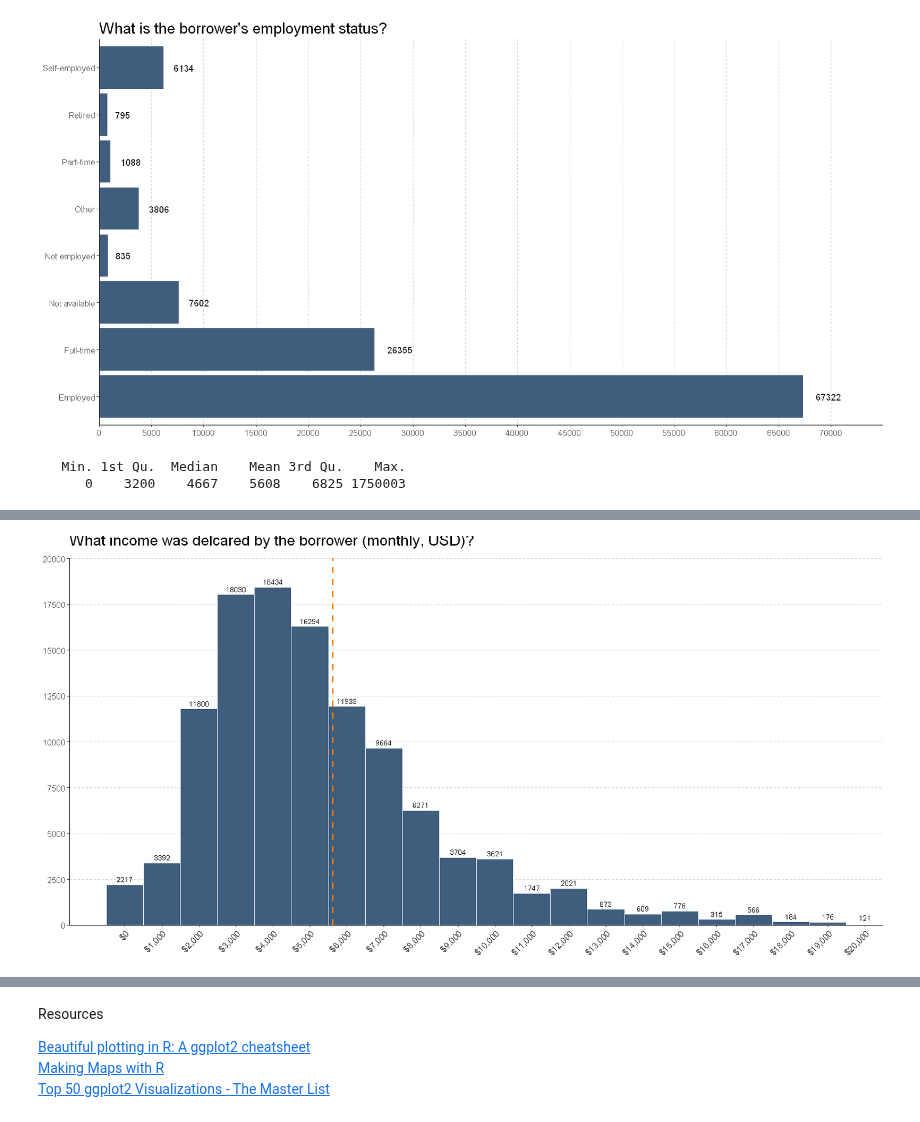
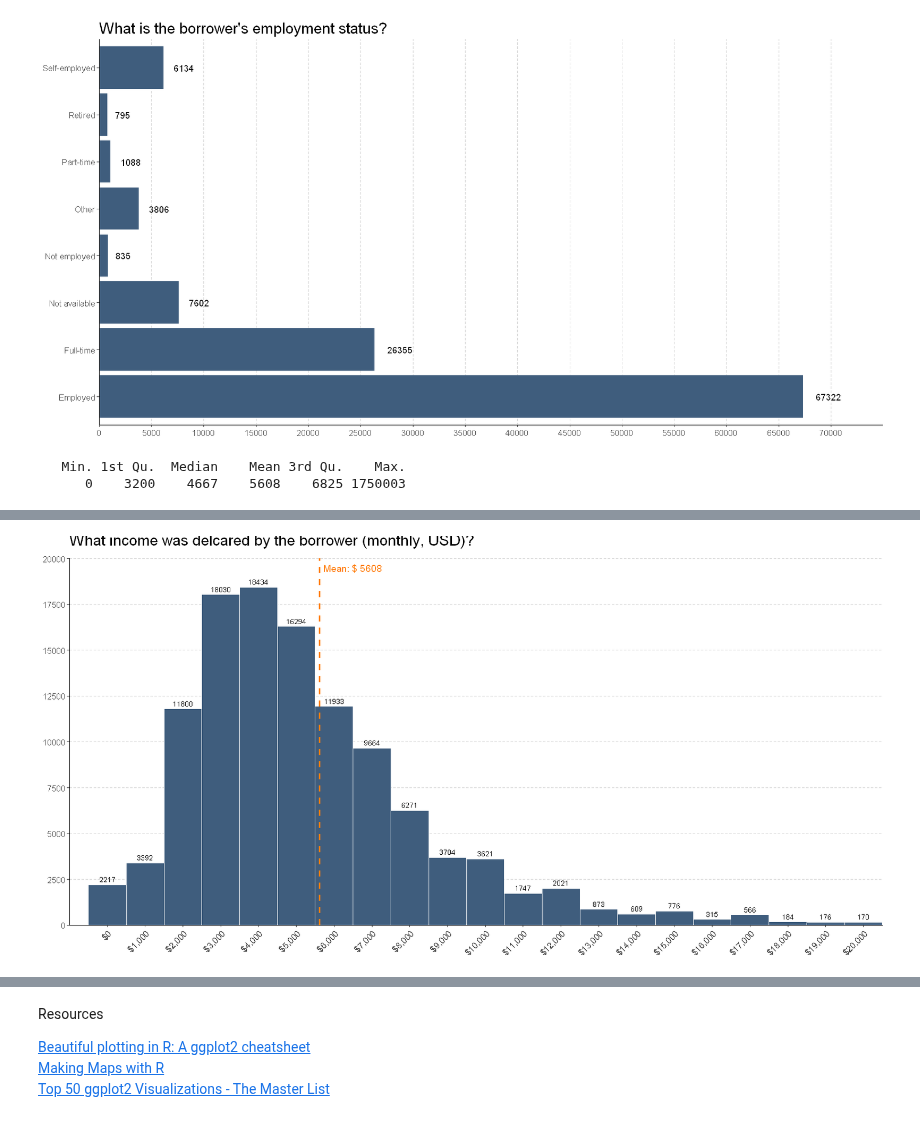
Before and after one commit to BarbaraStempien/DA--Loan-Data-from-Prosper, a Jupyter notebook: analysis.ipynb, the cells around one changed output, grey strips where cells are left out. Saved outputs shown, nothing was run; the diff lists cells and outputs as text; code cells hidden in the pictures.

```diff
--- a/analysis.ipynb
+++ b/analysis.ipynb
@@ -236,3 +383,12 @@ False  True
-# %%
-# replace NA in Occupation with Other
-df$Occupation[is.na(df$Occupation)] <- "Other"
+# %%
+# replace NA in Employment Status with Not Available
+cat("\nBefore conversion: \n\n")
+str(df$Occupation)
+table(df$Occupation)
+
+levels(df$Occupation)<-c(levels(df$Occupation),"Not Available")
+df$Occupation[is.na(df$Occupation)] <- "Not Available"
+
+cat("\nAfter conversion: \n\n")
+str(df$Occupation)
+table(df$Occupation)
@@ -548,8 +775,13 @@ summary(df$StatedMonthlyIncome)
 ggplot(aes(x = StatedMonthlyIncome), data = df) +
   geom_histogram(binwidth = 1000, color = "#ffffff", fill = "#3F5D7D") +
   stat_bin(binwidth = 1000, aes(y=..count.., label=..count..,), geom="text", vjust=-.5, size=3) +
-  scale_x_continuous(limits = c(-999,20000), breaks = seq(0, 20000, 1000), expand = c(0,500), labels=dollar_format(prefix="$")) +
-  scale_y_continuous(limits = c(0,20000), breaks = seq(0, 20000, 2500), expand = c(0,0)) +
+  scale_x_continuous(limits = c(-999, quantile(df$StatedMonthlyIncome, 0.99)),
+                     breaks = seq(0, 20000, 1000),
+                     expand = c(0,0),
+                     labels=dollar_format(prefix="$")) +
+  scale_y_continuous(limits = c(0,20000),
+                     breaks = seq(0, 20000, 2500),
+                     expand = c(0,0)) +
   labs(title="What income was delcared by the borrower (monthly, USD)?") +
   theme(plot.title = element_text(size = 18, vjust = 5),
         axis.title.x = element_blank(),
@@ -558,7 +790,9 @@ ggplot(aes(x = StatedMonthlyIncome), data = df) +
         axis.text.x = element_text(angle = 45, hjust = 1, size=10),
         panel.grid.major.y = element_line(color="#d3d3d3", linetype = "dashed", size=0.5)) +
   geom_vline(aes(xintercept = mean(StatedMonthlyIncome)),
-            color = "#ff7f0e", linetype = "dashed", size = 1)
+            color = "#ff7f0e", linetype = "dashed", size = 1) +
+  annotate("text", x = 6500, y = 19500,
+           label = paste("Mean: $", round(mean(df$StatedMonthlyIncome))), size = 4, color = "#ff7f0e")
 # %% [output]
    Min. 1st Qu.  Median    Mean 3rd Qu.    Max.
       0    3200    4667    5608    6825 1750003
@@ -570,4 +804,4 @@ Warning message:
-[figure, old version]
+[figure, new version]
 # %%
 # Debt To Income Ratio
 summary(df$DebtToIncomeRatio)
```
Also changed, not shown: parts of 26 cells of this notebook.
